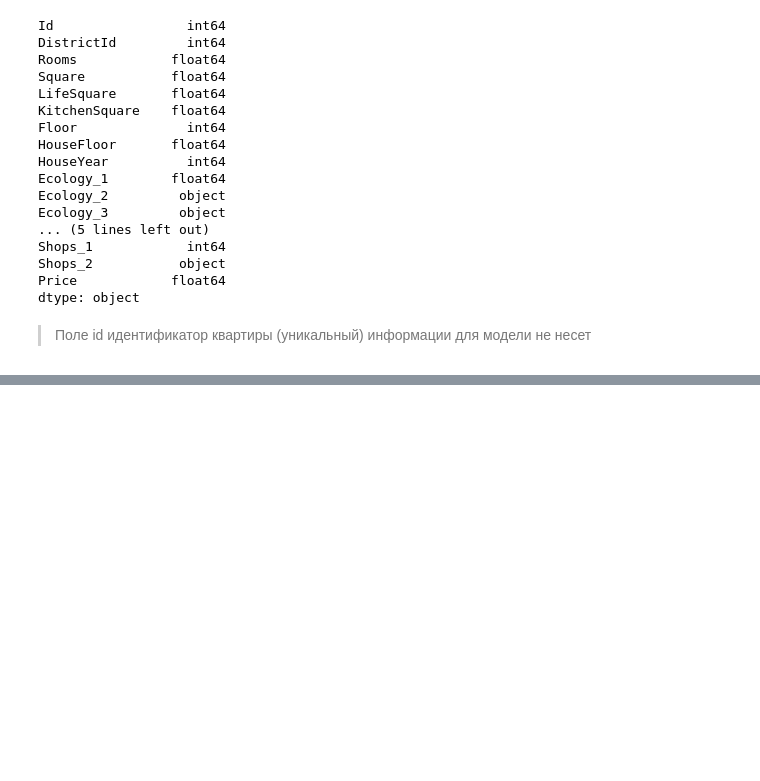
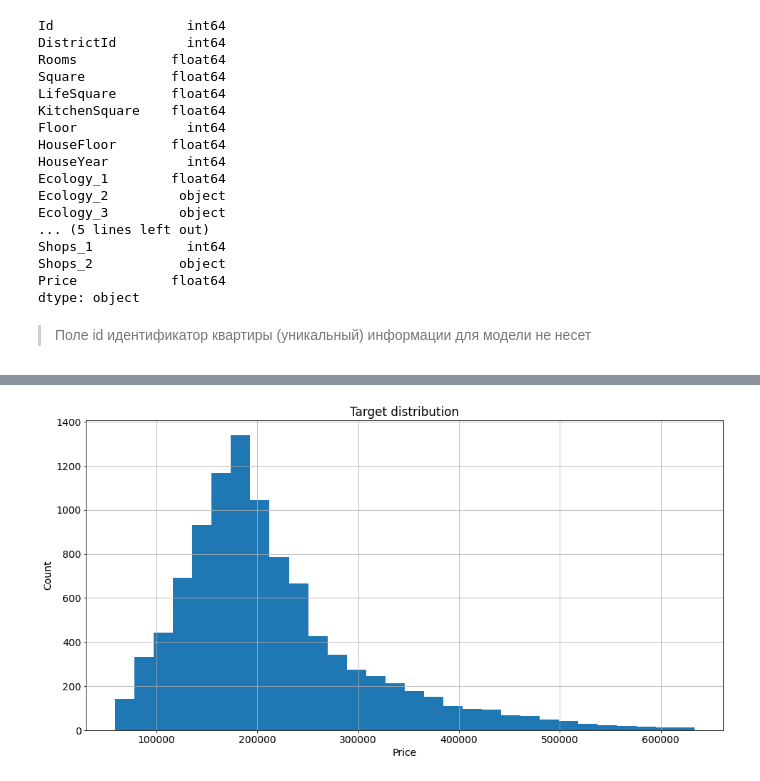
Before and after one commit to alex-chin/GB_LIBS_DS, a Jupyter notebook: course_project/REstate.ipynb, the cells around one changed output, grey strips where cells are left out. Saved outputs shown, nothing was run; the diff lists cells and outputs as text; code cells hidden in the pictures; blank space fills up the shorter version.

```diff
--- a/course_project/REstate.ipynb
+++ b/course_project/REstate.ipynb
@@ -12,0 +57,2 @@
+# %%
+matplotlib.rcParams.update({'font.size': 14})
@@ -332,0 +200,11 @@ kz / k.count() * 100
+# %%
+plt.figure(figsize = (16, 8))
+
+train_df['Price'].hist(bins=30)
+plt.ylabel('Count')
+plt.xlabel('Price')
+
+plt.title('Target distribution')
+plt.show()
+# %% [output]
+[figure, added]
```
Also changed, not shown: parts of 156 cells of this notebook, 1 other file.
